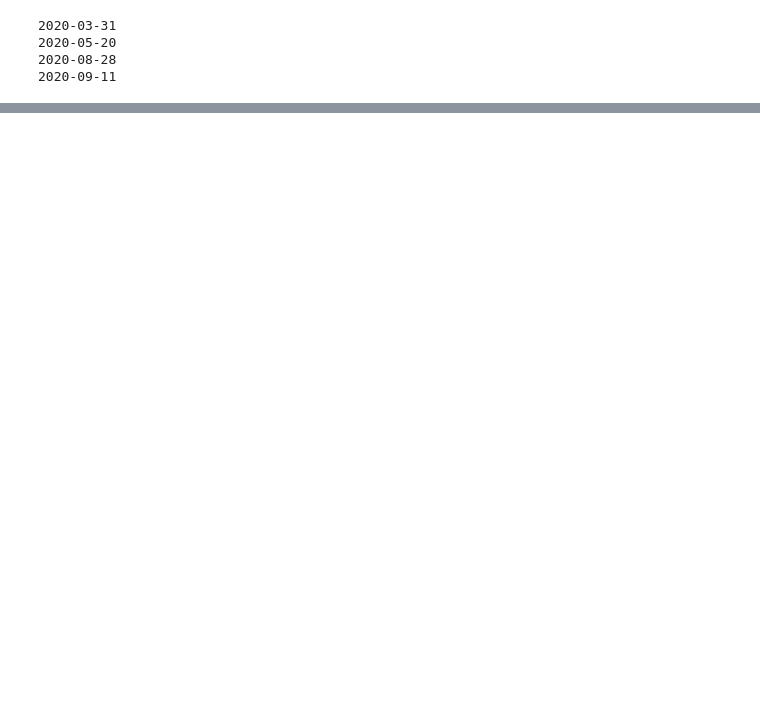
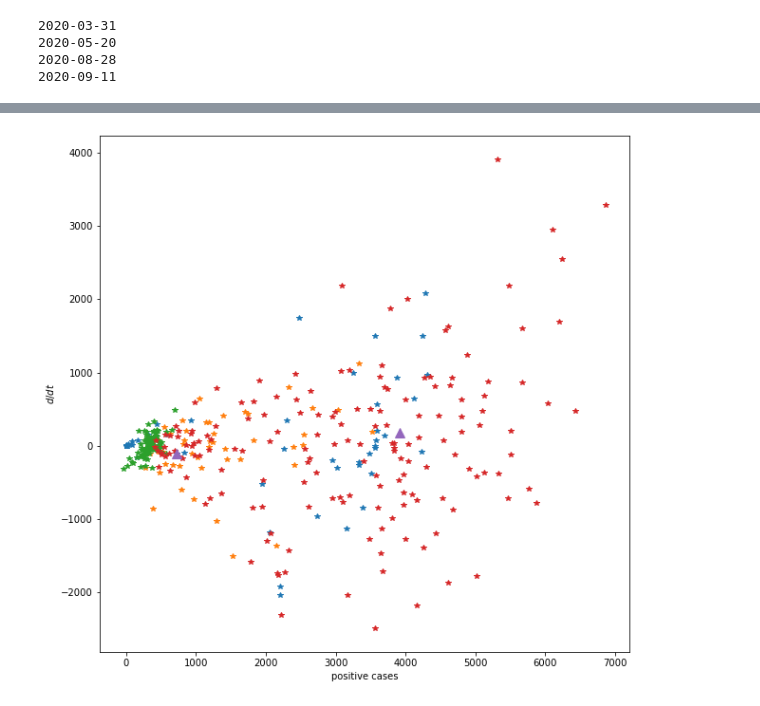
Before and after one commit to JeromeTroy/gsg_project_5, a Jupyter notebook: Exploration.ipynb, the cells around one changed output, grey strips where cells are left out. Cells and saved outputs as stored; diff of their text form; code cells hidden in the pictures; blank space fills up the shorter version.

```diff
--- a/Exploration.ipynb
+++ b/Exploration.ipynb
@@ -67,3 +98,15 @@ print(date[214])
 2020-09-11
 # %%
 from sklearn.cluster import KMeans
+# %%
+subframe = dataframe[["positiveCasesViral", "positiveIncrease"]]
+subframe = subframe.dropna(axis="rows")
+print(subframe)
+n = len(subframe["positiveCasesViral"])
+X = np.zeros([n, 2])
+X[:, 0] = np.array(subframe["positiveCasesViral"])
+X[:, 1] = np.array(subframe["positiveIncrease"])
+Y = -(X[1:, :] - X[:-1, :])
+
+fitter = KMeans(n_clusters=2)
+fitter.fit(Y)
@@ -69,0 +129,14 @@ from sklearn.cluster import KMeans
+# %%
+plt.figure(figsize=(10, 10))
+plt.plot(Y[-50:, 0], Y[-50:, 1], "*")
+plt.plot(Y[-100:-50, 0], Y[-100:-50, 1], "*")
+plt.plot(Y[-200:-100, 0], Y[-200:-100, 1], "*")
+plt.plot(Y[:-200, 0], Y[:-200, 1], "*")
+
+plt.plot(fitter.cluster_centers_[:, 0], fitter.cluster_centers_[:, 1], "^",
+        markersize=10)
+plt.xlabel("positive cases")
+plt.ylabel("$d / dt$")
+plt.show()
+# %% [output]
+[figure, added]
```
Also changed, not shown: parts of 6 cells of this notebook.
